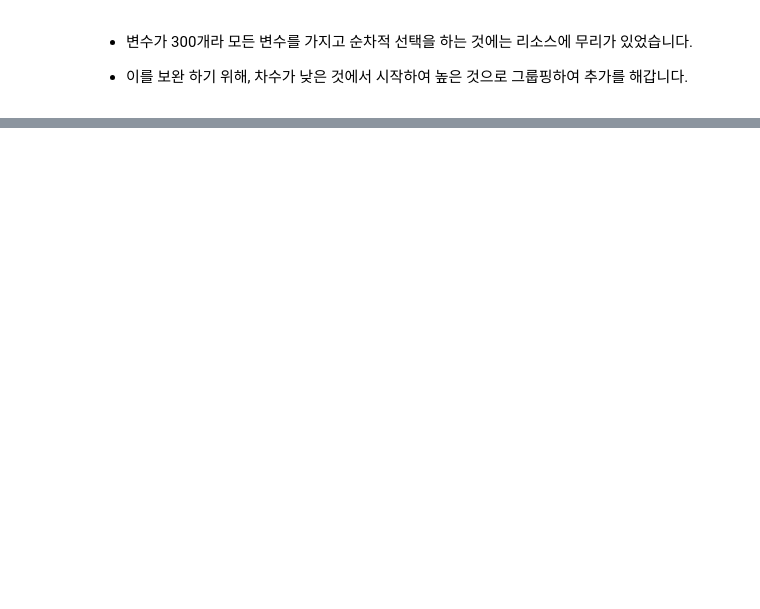
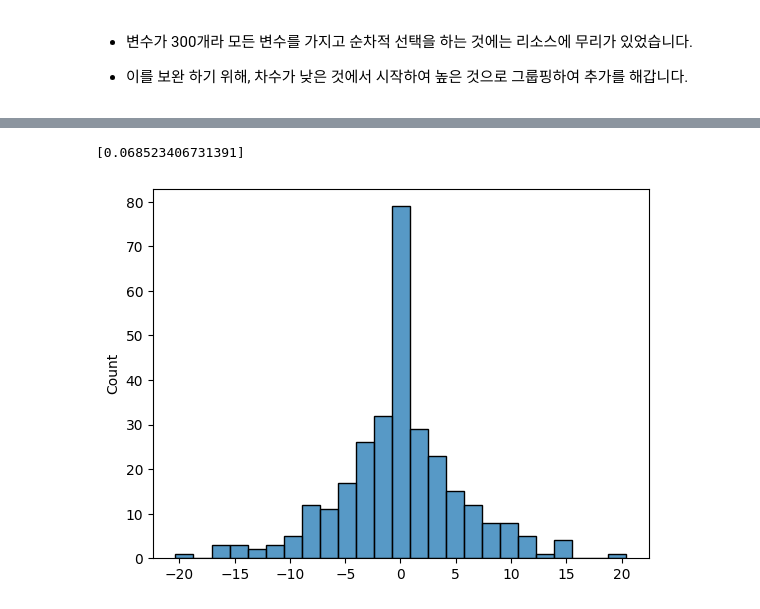
Before and after one commit to sunkusun9/sunkusun9, a Jupyter notebook: kaggle/PGS5/PGS5_ep5/2.Experiment_1.ipynb, the cells around one changed output, grey strips where cells are left out. Saved outputs shown, nothing was run; the diff lists cells and outputs as text; code cells hidden in the pictures; blank space fills up the shorter version.

```diff
--- a/kaggle/PGS5/PGS5_ep5/2.Experiment_1.ipynb
+++ b/kaggle/PGS5/PGS5_ep5/2.Experiment_1.ipynb
@@ -219,0 +310,11 @@ dtype: float64
+# %%
+from sklearn.linear_model import Ridge
+result = sgml.cv(df_sel, ss, {'model_params': {'alpha': 1e-3}, 'X_num': X_sel}, config, sgml.SklearnAdapter(Ridge), result_proc = [sgml.lr_learning_result])
+result['valid_scores']
+# %% [output]
+[0.068523406731391]
+# %%
+sns.histplot(result['model_result'][0]['coef'])
+plt.show()
+# %% [output]
+[figure, added]
```
Also changed, not shown: parts of 29 cells of this notebook, 1 other file.
